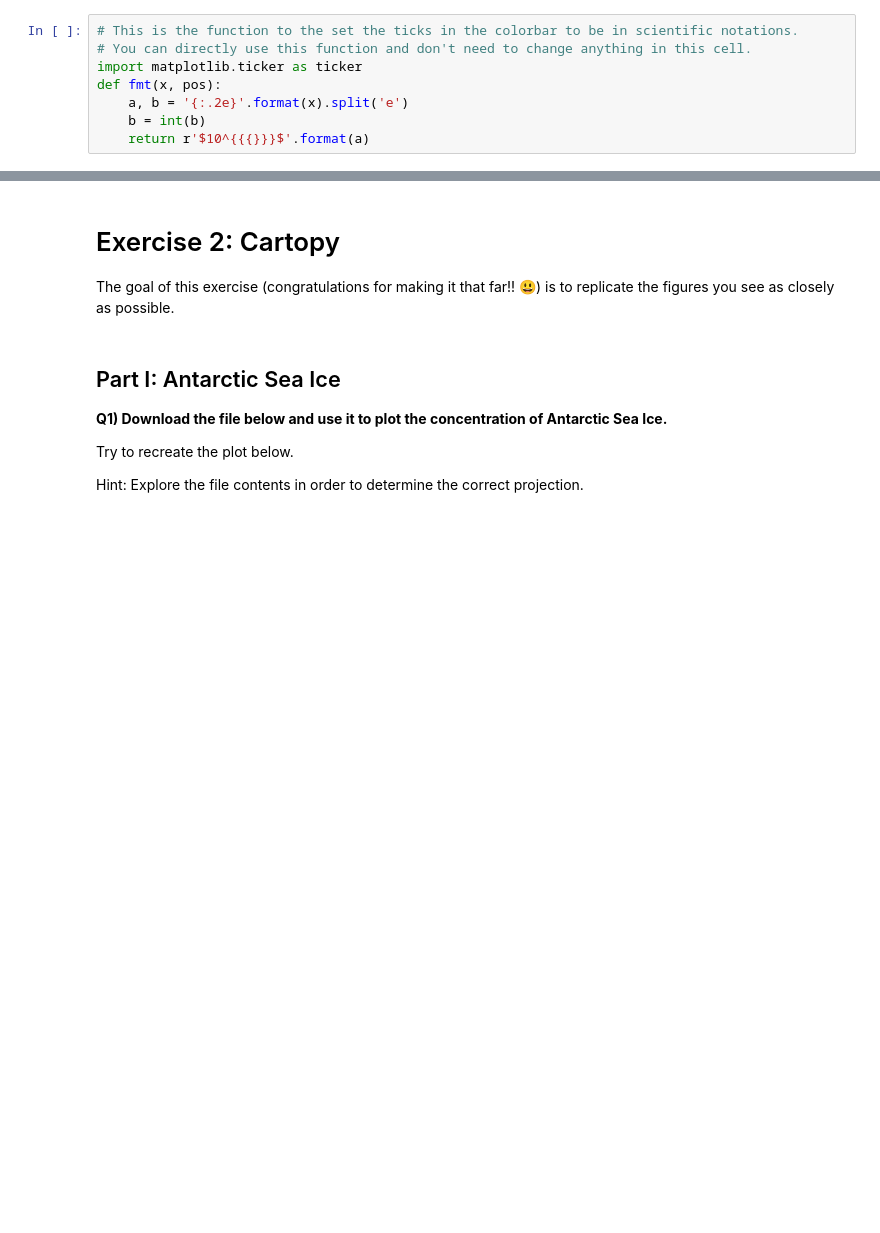
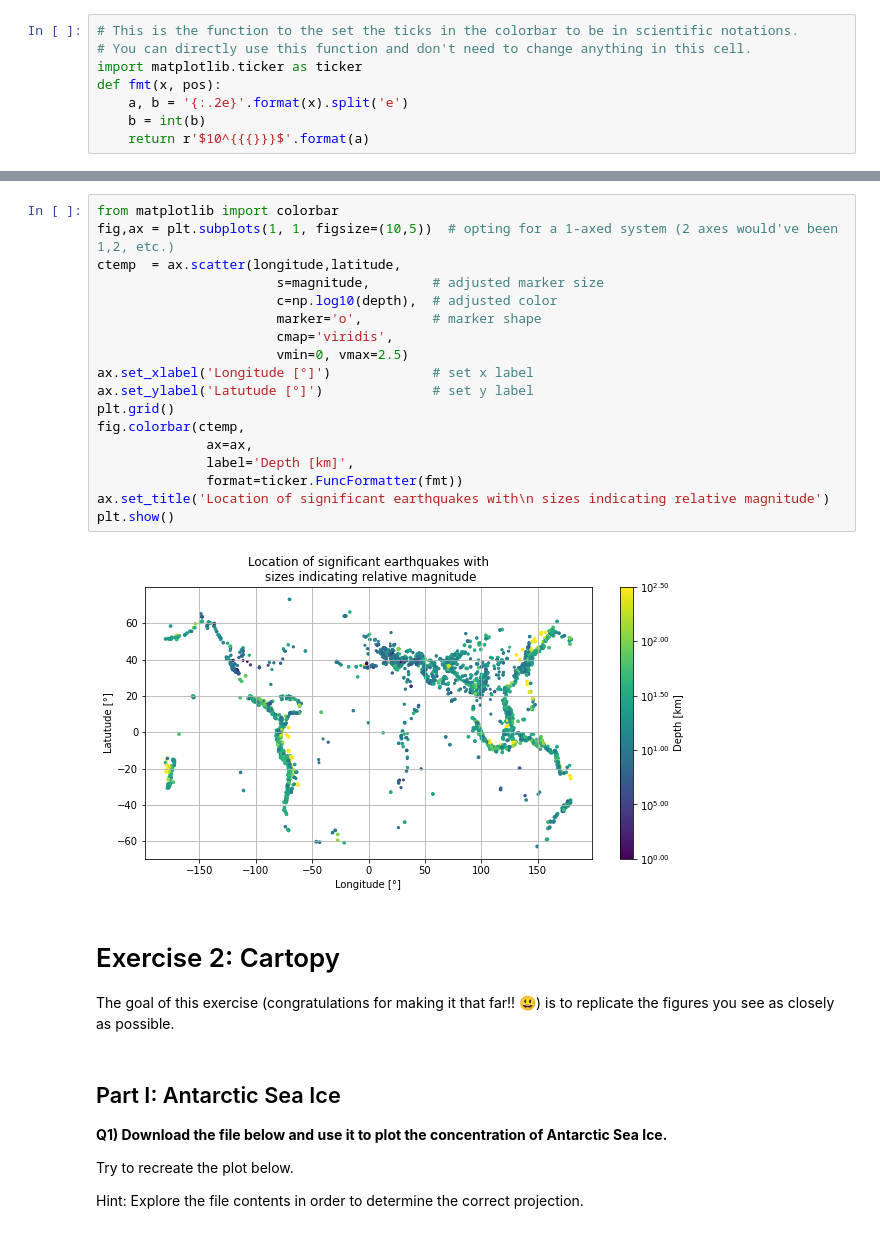
Before and after one commit to Etienne-98/2022_Intro_Python, a Jupyter notebook: Exercises/W2_S2.ipynb, the cells around one changed output, grey strips where cells are left out. Drawn from its saved outputs; the diff is of its cells as text; blank space fills up the shorter version.

```diff
--- a/Exercises/W2_S2.ipynb
+++ b/Exercises/W2_S2.ipynb
@@ -170,3 +192,23 @@ plt.show()
+# %%
+from matplotlib import colorbar
+fig,ax = plt.subplots(1, 1, figsize=(10,5))  # opting for a 1-axed system (2 axes would've been 1,2, etc.)
+ctemp  = ax.scatter(longitude,latitude,
+                       s=magnitude,        # adjusted marker size
+                       c=np.log10(depth),  # adjusted color
+                       marker='o',         # marker shape
+                       cmap='viridis',
+                       vmin=0, vmax=2.5)
+ax.set_xlabel('Longitude [°]')             # set x label
+ax.set_ylabel('Latutude [°]')              # set y label
+plt.grid()
+fig.colorbar(ctemp,
+              ax=ax,
+              label='Depth [km]',
+              format=ticker.FuncFormatter(fmt))
+ax.set_title('Location of significant earthquakes with\n sizes indicating relative magnitude')
+plt.show()
+# %% [output]
+[figure, added]
 # %% [markdown]
 # Exercise 2: Cartopy
 
```
Also changed, not shown: parts of 7 cells of this notebook.
